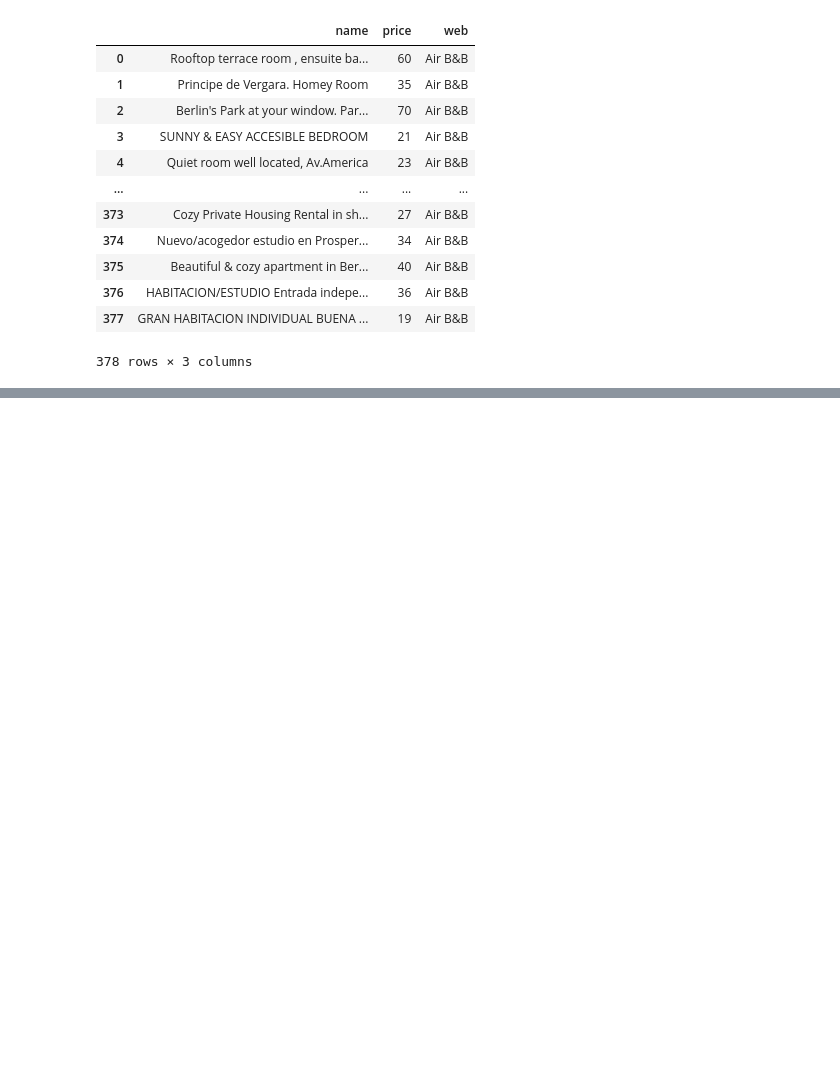
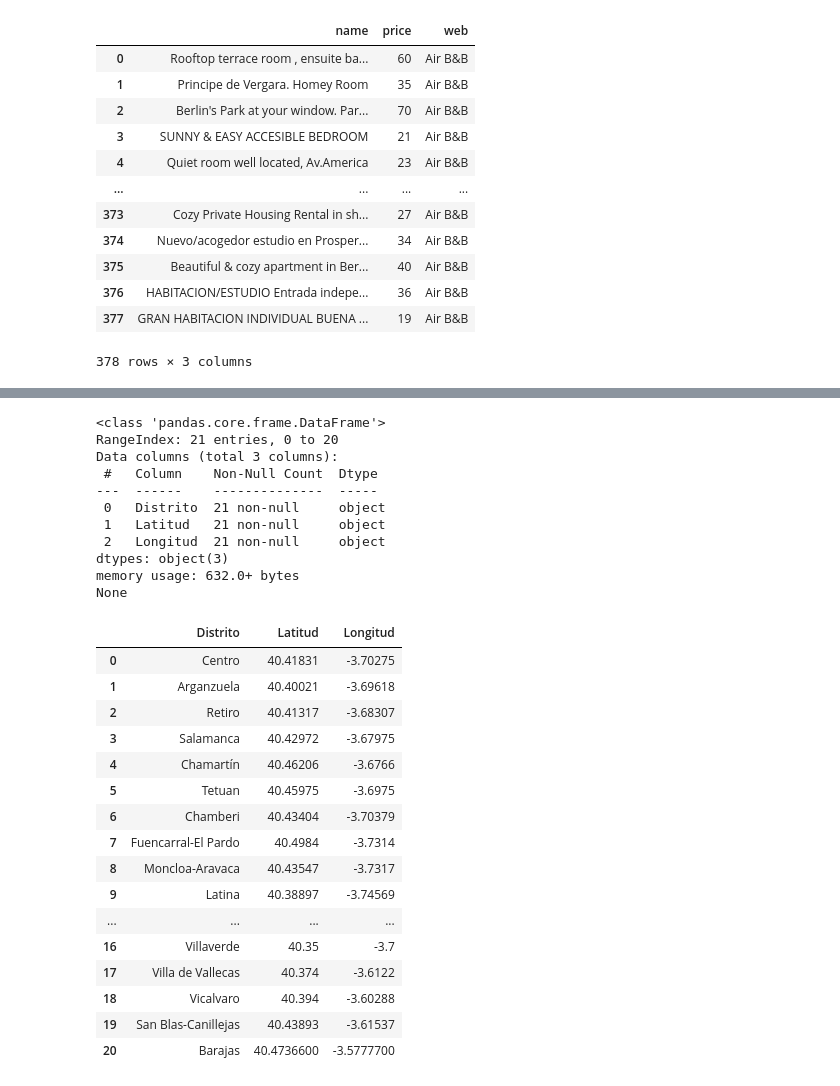
Before and after one commit to GuilleJuanco/Proyecto_ETL, a Jupyter notebook: main.ipynb, the cells around one changed output, grey strips where cells are left out. Saved outputs shown, nothing was run; the diff lists cells and outputs as text; code cells hidden in the pictures; blank space fills up the shorter version.

```diff
--- a/main.ipynb
+++ b/main.ipynb
@@ -216,3 +216,7 @@ df_bb
 | 376 | HABITACION/ESTUDIO Entrada indepe... | 36 | Air B&B |
 | 377 | GRAN HABITACION INDIVIDUAL BUENA ... | 19 | Air B&B |
 378 rows × 3 columns
+# %%
+#Load csv file into a DF
+df_distritos = pd.read_csv('data/Distritos_Lat_Lon.csv')
+df_distritos
@@ -218,0 +241,37 @@ df_bb
+# %%
+# Split the values in the column in three separate columns
+df_distritos[['Distrito', 'Latitud', 'Longitud']] = df_distritos['DISTRITO;LATITUD;LONGITUD'].str.split(';', expand=True)
+
+# Drop the original column
+df_distritos.drop('DISTRITO;LATITUD;LONGITUD', axis=1, inplace=True)
+print(df_distritos.info())
+df_distritos
+# %% [output]
+<class 'pandas.core.frame.DataFrame'>
+RangeIndex: 21 entries, 0 to 20
+Data columns (total 3 columns):
+ #   Column    Non-Null Count  Dtype
+---  ------    --------------  -----
+ 0   Distrito  21 non-null     object
+ 1   Latitud   21 non-null     object
+ 2   Longitud  21 non-null     object
+dtypes: object(3)
+memory usage: 632.0+ bytes
+None
+|  | Distrito | Latitud | Longitud |
+| 0 | Centro | 40.41831 | -3.70275 |
+| 1 | Arganzuela | 40.40021 | -3.69618 |
+| 2 | Retiro | 40.41317 | -3.68307 |
+| 3 | Salamanca | 40.42972 | -3.67975 |
+| 4 | Chamartín | 40.46206 | -3.6766 |
+| 5 | Tetuan | 40.45975 | -3.6975 |
+| 6 | Chamberi | 40.43404 | -3.70379 |
+| 7 | Fuencarral-El Pardo | 40.4984 | -3.7314 |
+| 8 | Moncloa-Aravaca | 40.43547 | -3.7317 |
+| 9 | Latina | 40.38897 | -3.74569 |
+| ... | ... | ... | ... |
+| 16 | Villaverde | 40.35 | -3.7 |
+| 17 | Villa de Vallecas | 40.374 | -3.6122 |
+| 18 | Vicalvaro | 40.394 | -3.60288 |
+| 19 | San Blas-Canillejas | 40.43893 | -3.61537 |
+| 20 | Barajas | 40.4736600 | -3.5777700 |
```
Also changed, not shown: parts of 6 cells of this notebook, 1 other file.
